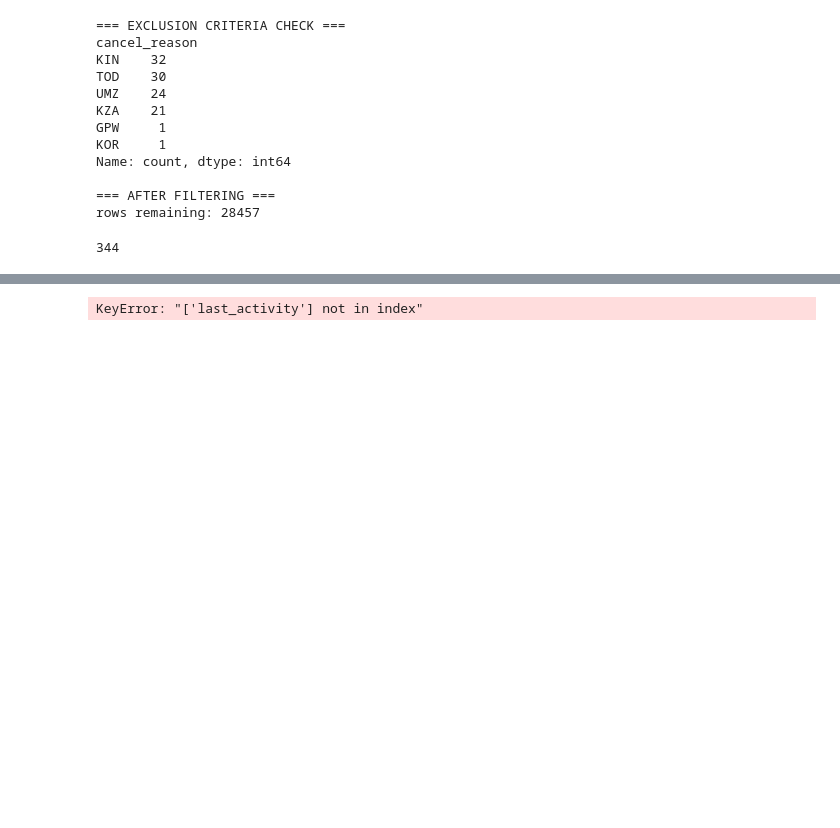
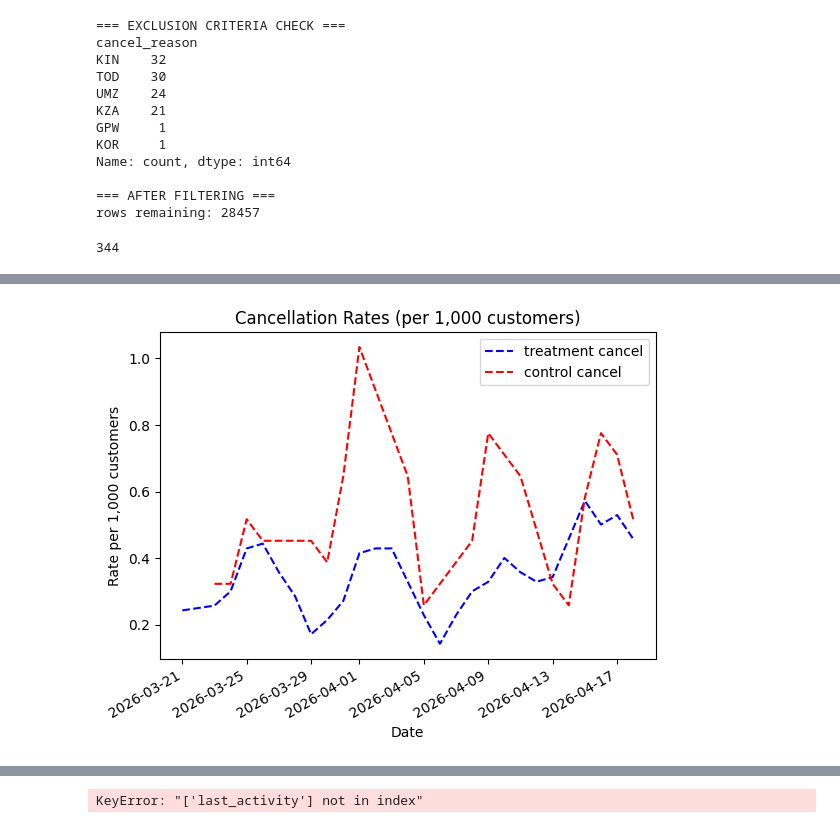
Before and after one commit to DariaL-git/Bachelorarbeit, a Jupyter notebook: modell/data_preparation.ipynb, the cells around one changed output, grey strips where cells are left out. Drawn from its saved outputs; the diff is of its cells as text; code cells hidden in the pictures; blank space fills up the shorter version.

Commit message:
features-outcome-first modells

```diff
--- a/modell/data_preparation.ipynb
+++ b/modell/data_preparation.ipynb
@@ -299,0 +909,19 @@ as well as integrated sources such as Salesforce and SAP.
+# %%
+# create combined outcome
+df_model["negative_outcome"] = (
+    (df_model["churn"] == 1) |
+    (df_model["email_optout"] == 1)
+).astype(int)
+
+print("\n=== negative_outcome ===")
+print(df_model["negative_outcome"].value_counts())
+print(df_model["negative_outcome"].value_counts(normalize=True) * 100)
+
+neg_by_group = (
+    df_model
+    .groupby("treatment")["negative_outcome"]
+    .agg(["count", "sum", "mean"])
+)
+
+print("\n=== negative_outcome by treatment ===")
+print(neg_by_group)
@@ -299,0 +1463,60 @@ as well as integrated sources such as Salesforce and SAP.
+# %%
+import matplotlib.pyplot as plt
+
+# window
+start = pd.Timestamp("2026-03-19")
+end = pd.Timestamp("2026-04-18")
+
+# group sizes
+n_treat = (df_model["treatment"] == 1).sum()
+n_control = (df_model["treatment"] == 0).sum()
+
+
+# --- CANCEL DATE ---
+df_cancel = df_kuend_clean.merge(
+    df_model[["customer_id", "treatment"]],
+    on="customer_id",
+    how="left"
+)
+
+df_cancel["cancel_date"] = pd.to_datetime(
+    df_cancel["cancel_date"],
+    dayfirst=True,
+    errors="coerce"
+)
+
+df_cancel = df_cancel[
+    (df_cancel["cancel_date"] >= start) &
+    (df_cancel["cancel_date"] <= end)
+]
+
+treat_cancel = (
+    df_cancel[df_cancel["treatment"] == 1]["cancel_date"]
+    .value_counts()
+    .sort_index()
+    .rolling(3).mean()
+) / n_treat * 1000
+
+control_cancel = (
+    df_cancel[df_cancel["treatment"] == 0]["cancel_date"]
+    .value_counts()
+    .sort_index()
+    .rolling(3).mean()
+) / n_control * 1000
+
+
+# --- PLOT ---
+plt.figure()
+
+# cancel (dashed)
+treat_cancel.plot(label="treatment cancel", linestyle="--", color="blue")
+control_cancel.plot(label="control cancel", linestyle="--", color="red")
+
+plt.title("Cancellation Rates (per 1,000 customers)")
+plt.xlabel("Date")
+plt.ylabel("Rate per 1,000 customers")
+plt.legend()
+
+plt.show()
+# %% [output]
+[figure, added]
```
Also changed, not shown: parts of 68 cells of this notebook, 2 other files.
